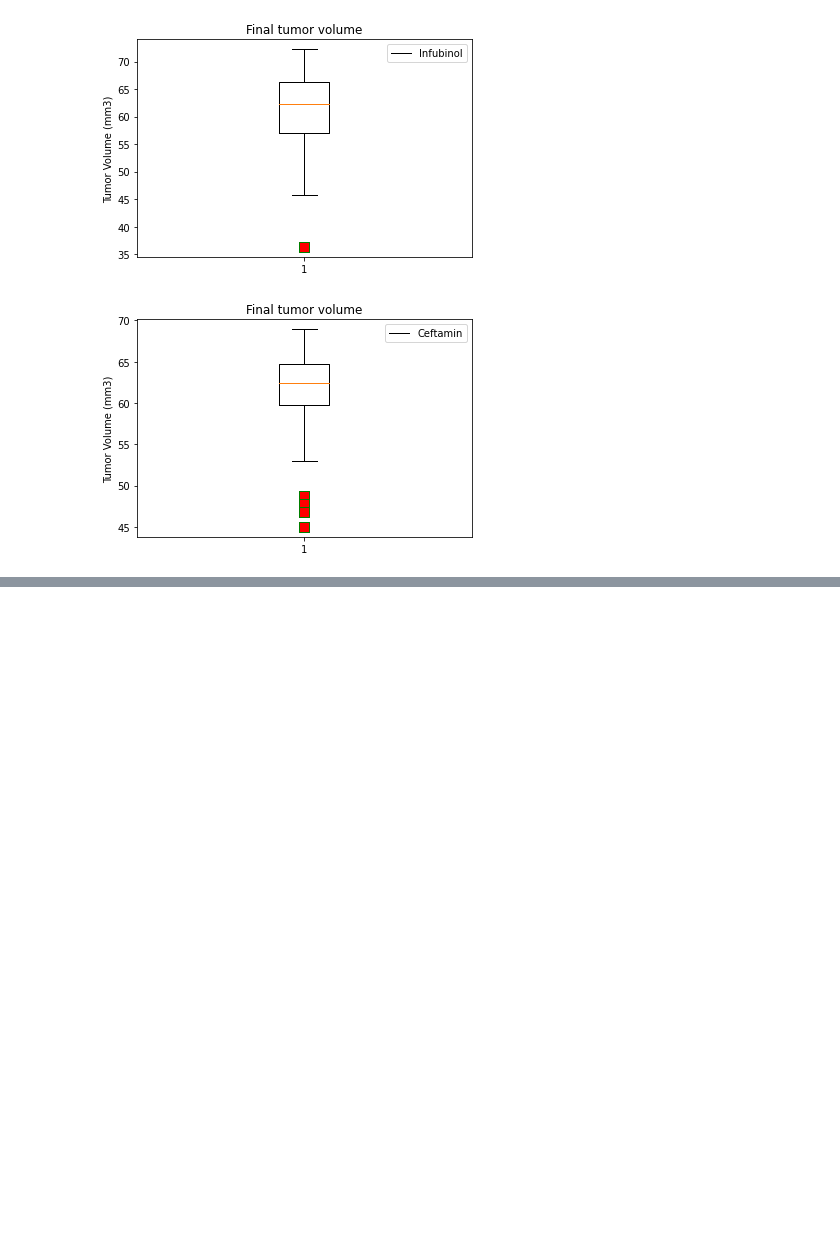
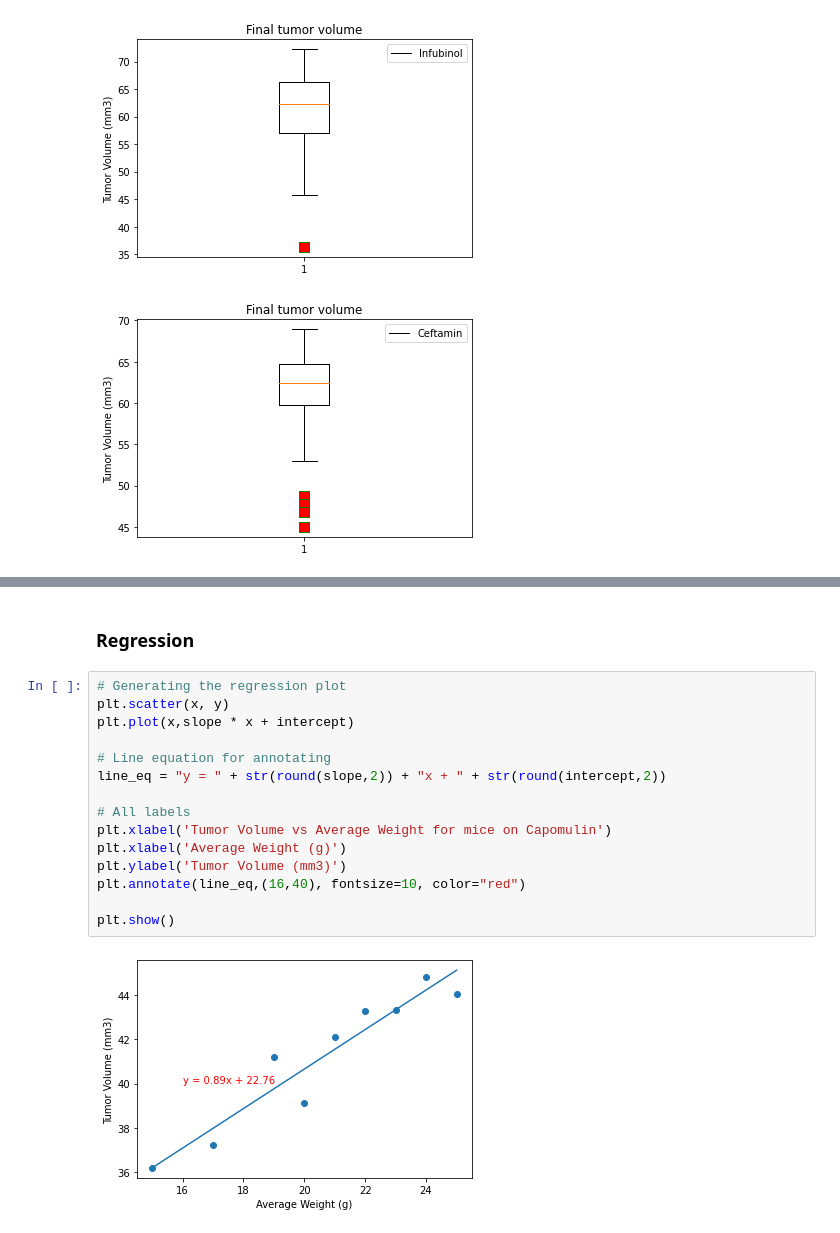
Before and after one commit to maali007/matplotlib-challenge, a Jupyter notebook: pymaceuticals.ipynb, the cells around one changed output, grey strips where cells are left out. Saved outputs shown, nothing was run; the diff lists cells and outputs as text; blank space fills up the shorter version.

```diff
--- a/pymaceuticals.ipynb
+++ b/pymaceuticals.ipynb
@@ -379,0 +352,19 @@ plt.plot(average_weight.index,slope * average_weight.index + intercept)
+# %% [markdown]
+### Regression
+# %%
+# Generating the regression plot
+plt.scatter(x, y)
+plt.plot(x,slope * x + intercept)
+
+# Line equation for annotating
+line_eq = "y = " + str(round(slope,2)) + "x + " + str(round(intercept,2))
+
+# All labels
+plt.xlabel('Tumor Volume vs Average Weight for mice on Capomulin')
+plt.xlabel('Average Weight (g)')
+plt.ylabel('Tumor Volume (mm3)')
+plt.annotate(line_eq,(16,40), fontsize=10, color="red")
+
+plt.show()
+# %% [output]
+[figure, added]
```
Also changed, not shown: parts of 14 cells of this notebook.
